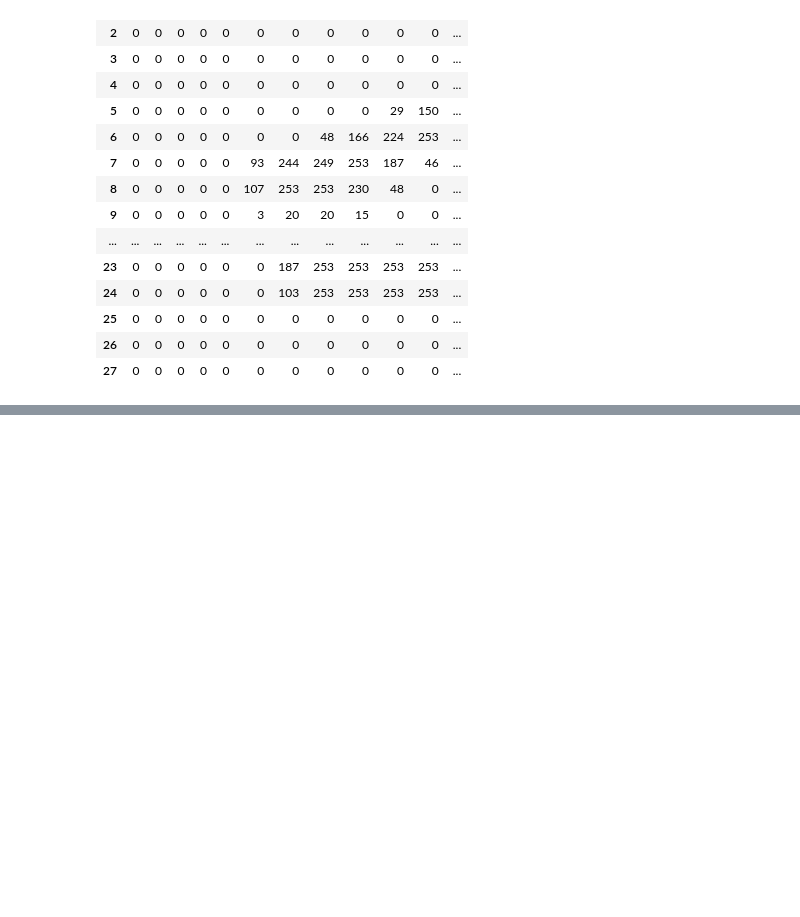
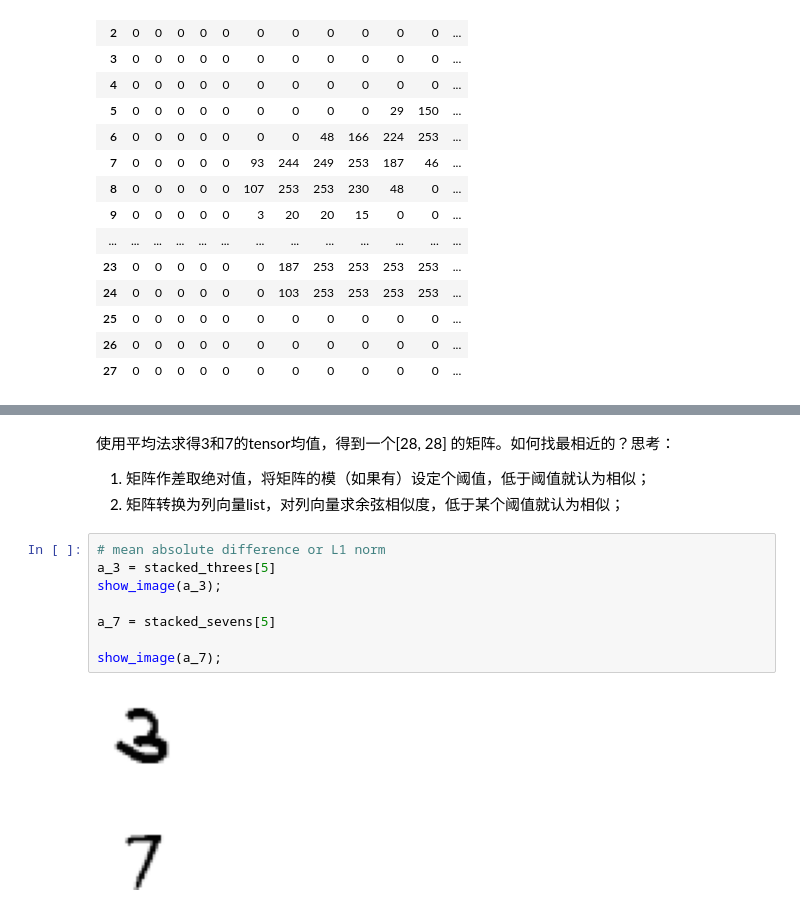
Before and after one commit to easonchangaf/dl-for-coder, a Jupyter notebook: ch04.ipynb, the cells around one changed output, grey strips where cells are left out. Drawn from its saved outputs; the diff is of its cells as text; blank space fills up the shorter version.

```diff
--- a/ch04.ipynb
+++ b/ch04.ipynb
@@ -81,0 +120,15 @@ df.style.set_properties(**{'font-size':'6pt'}).background_gradient('Greys')
+# %% [markdown]
+使用平均法求得3和7的tensor均值，得到一个[28, 28] 的矩阵。如何找最相近的？思考：
+1. 矩阵作差取绝对值，将矩阵的模（如果有）设定个阈值，低于阈值就认为相似；
+2. 矩阵转换为列向量list，对列向量求余弦相似度，低于某个阈值就认为相似；
+# %%
+# mean absolute difference or L1 norm
+a_3 = stacked_threes[5]
+show_image(a_3);
+
+a_7 = stacked_sevens[5]
+
+show_image(a_7);
+# %% [output]
+[figure, added]
+[figure, added]
```
Also changed, not shown: parts of 9 cells of this notebook.
